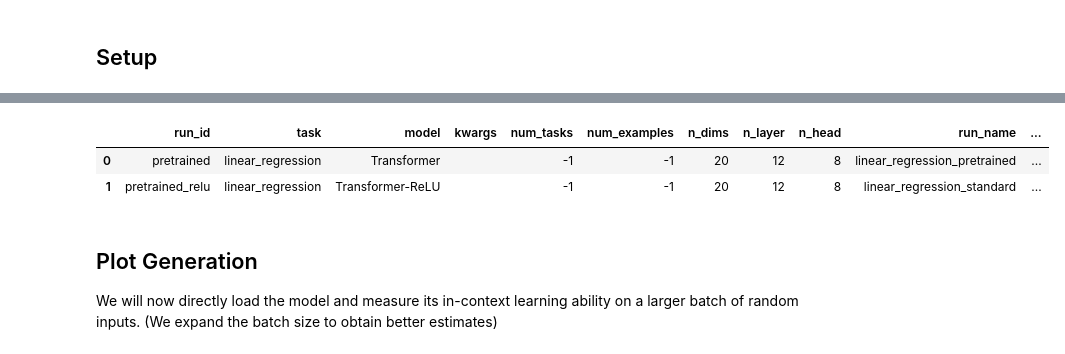
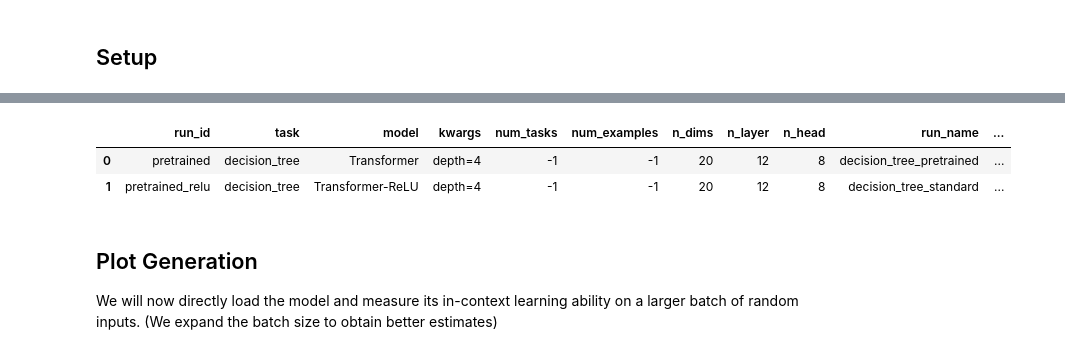
Before and after one commit to nelson-lojo/in-context-learning, a Jupyter notebook: src/eval.ipynb, the cells around one changed output, grey strips where cells are left out. Cells and saved outputs as stored; diff of their text form; code cells hidden in the pictures.

```diff
--- a/src/eval.ipynb
+++ b/src/eval.ipynb
@@ -43,18 +40,18 @@ df  # list all the runs in our run_dir
 # %%
 task: Union[
     Literal["linear_regression"],
     Literal["sparse_linear_regression"],
     Literal["decision_tree"],
     Literal["relu_2nn_regression"]
-] = "linear_regression"
+] = "decision_tree"
 
 models = df[df.task == task].reset_index(drop=True)
 models["run_path"] = models.apply(lambda row: os.path.join(run_dir, row['task'], row['run_id']), axis=1)
 models
 # %% [output]
 |  | run_id | task | model | kwargs | num_tasks | num_examples | n_dims | n_layer | n_head | run_name | ... |
-| 0 | pretrained | linear_regression | Transformer |  | -1 | -1 | 20 | 12 | 8 | linear_regression_pretrained | ... |
-| 1 | pretrained_relu | linear_regression | Transformer-ReLU |  | -1 | -1 | 20 | 12 | 8 | linear_regression_standard | ... |
+| 0 | pretrained | decision_tree | Transformer | depth=4 | -1 | -1 | 20 | 12 | 8 | decision_tree_pretrained | ... |
+| 1 | pretrained_relu | decision_tree | Transformer-ReLU | depth=4 | -1 | -1 | 20 | 12 | 8 | decision_tree_standard | ... |
 # %% [markdown]
 ## Plot Generation
 
```
Also changed, not shown: parts of 14 cells of this notebook, 1 other file.
